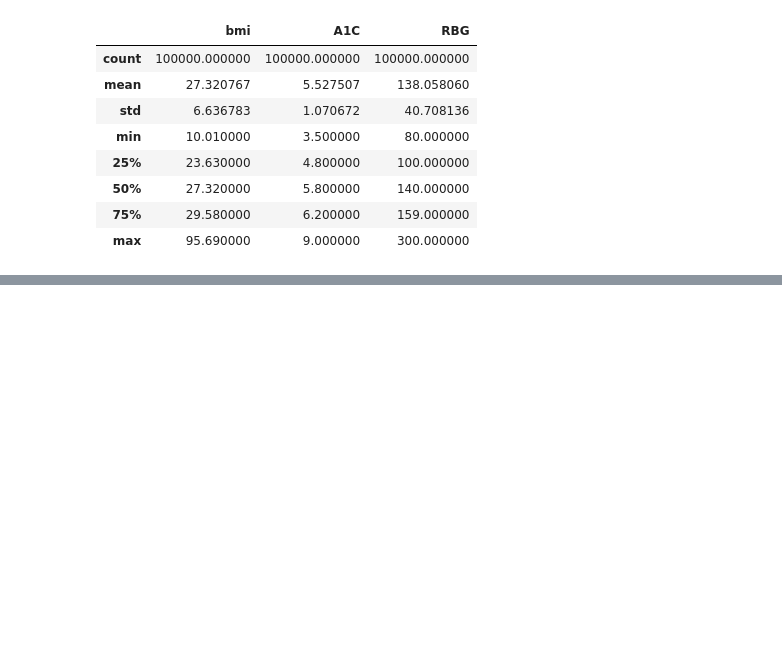
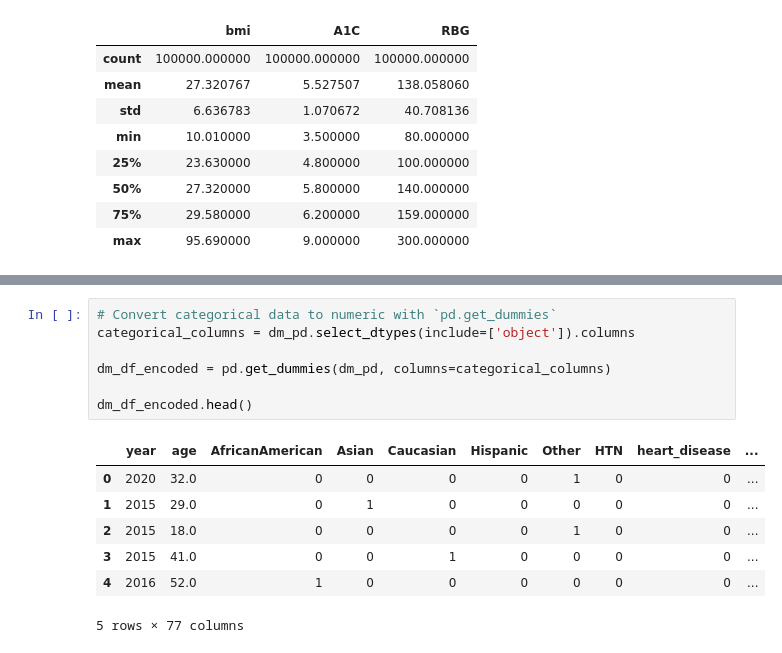
Before and after one commit to ComfyKoala/diabetes-classification, a Jupyter notebook: JV/diabetes_htn.ipynb, the cells around one changed output, grey strips where cells are left out. Cells and saved outputs as stored; diff of their text form; blank space fills up the shorter version.

```diff
--- a/JV/diabetes_htn.ipynb
+++ b/JV/diabetes_htn.ipynb
@@ -194,0 +146,15 @@ plt.show()
+# %%
+# Convert categorical data to numeric with `pd.get_dummies`
+categorical_columns = dm_pd.select_dtypes(include=['object']).columns
+
+dm_df_encoded = pd.get_dummies(dm_pd, columns=categorical_columns)
+
+dm_df_encoded.head()
+# %% [output]
+|  | year | age | AfricanAmerican | Asian | Caucasian | Hispanic | Other | HTN | heart_disease | ... |
+| 0 | 2020 | 32.0 | 0 | 0 | 0 | 0 | 1 | 0 | 0 | ... |
+| 1 | 2015 | 29.0 | 0 | 1 | 0 | 0 | 0 | 0 | 0 | ... |
+| 2 | 2015 | 18.0 | 0 | 0 | 0 | 0 | 1 | 0 | 0 | ... |
+| 3 | 2015 | 41.0 | 0 | 0 | 1 | 0 | 0 | 0 | 0 | ... |
+| 4 | 2016 | 52.0 | 1 | 0 | 0 | 0 | 0 | 0 | 0 | ... |
+5 rows × 77 columns
```
Also changed, not shown: parts of 32 cells of this notebook.
